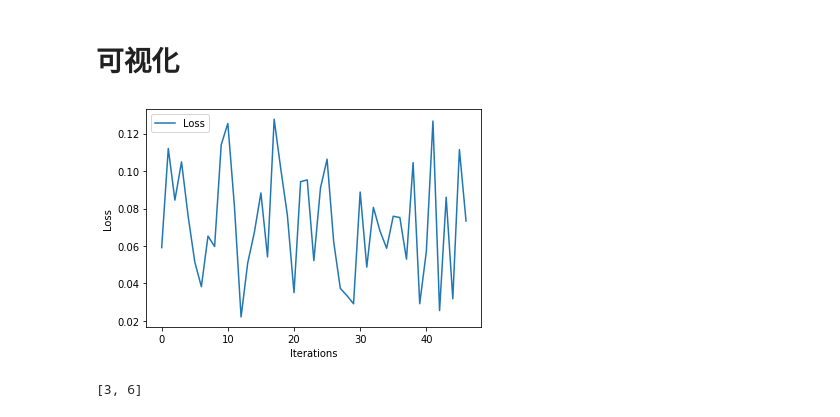
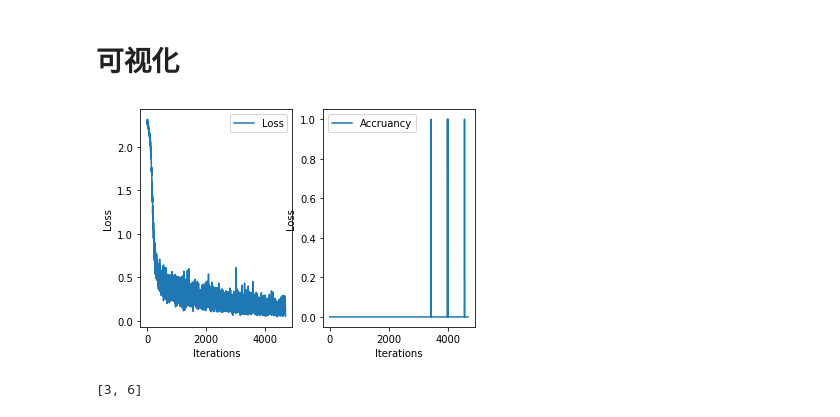
Before and after one commit to omnihola/Deep-Learning-Papers, a Jupyter notebook: Basic_CNN.ipynb, the cells around one changed output. Saved outputs shown, nothing was run; the diff lists cells and outputs as text; code cells hidden in the pictures.

```diff
--- a/Basic_CNN.ipynb
+++ b/Basic_CNN.ipynb
@@ -285,20 +285,20 @@ Test accuracy: 96.15%
 %matplotlib inline
 import matplotlib.pyplot as plt
 # %%
-ax1 = plt.subplot(1, 1, 1)
-ax1.plot(range(len(loss_list[0::100])), loss_list[0::100], label='Loss')
+ax1 = plt.subplot(1,2,1)
+ax1.plot(range(len(loss_list)), loss_list, label='Loss')
 ax1.set_xlabel('Iterations')
 ax1.set_ylabel('Loss')
 ax1.legend()
 
-# ax2 = plt.subplot(2,2,2)
-# ax2.plot(range(len(accruancy)), accruancy, label='Accruancy')
-# ax2.set_xlabel('Iterations')
-# ax2.set_ylabel('Loss')
-# ax2.legend()
+ax2 = plt.subplot(1,2,2)
+ax2.plot(range(len(accruancy)), accruancy, label='Accruancy')
+ax2.set_xlabel('Iterations')
+ax2.set_ylabel('Loss')
+ax2.legend()
 plt.show()
 # %% [output]
-[figure, old version]
+[figure, new version]
 # %%
 a = list(range(10))
 a[3:9:3]
```
Also changed, not shown: parts of 2 cells of this notebook.
